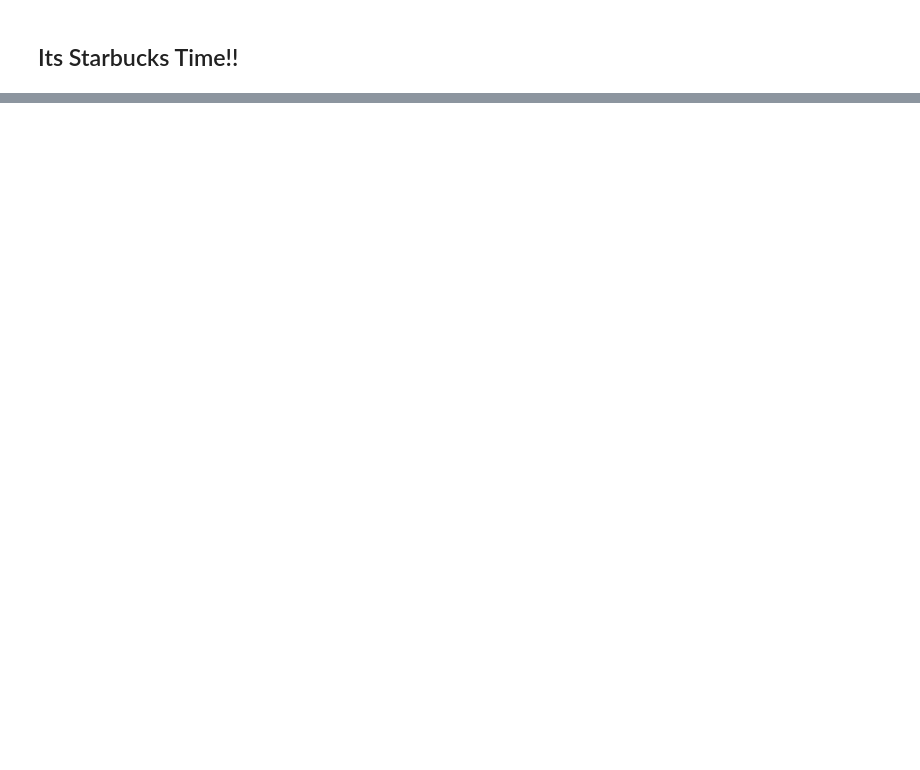
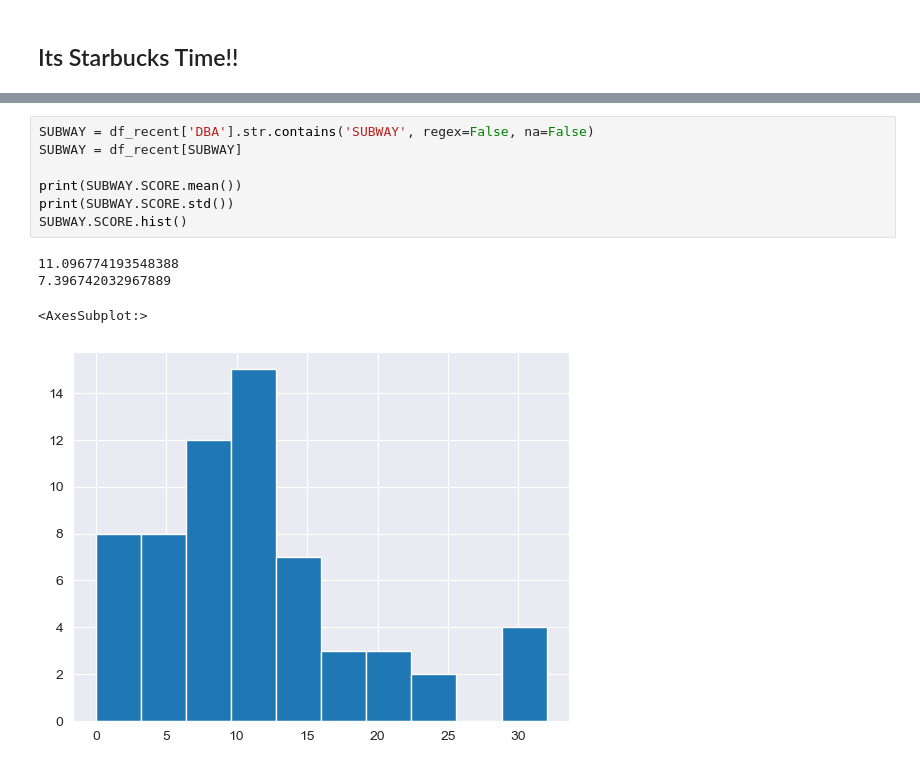
Before and after one commit to JacobMinkin/NYC_Restaurant_Health_Inspection, a Jupyter notebook: Project_2_Manhattan.ipynb, the cells around one changed output, grey strips where cells are left out. Drawn from its saved outputs; the diff is of its cells as text; blank space fills up the shorter version.

```diff
--- a/Project_2_Manhattan.ipynb
+++ b/Project_2_Manhattan.ipynb
@@ -231,0 +384,12 @@ NameError: name 'STARBUCKS' is not defined
+# %%
+SUBWAY = df_recent['DBA'].str.contains('SUBWAY', regex=False, na=False)
+SUBWAY = df_recent[SUBWAY]
+
+print(SUBWAY.SCORE.mean())
+print(SUBWAY.SCORE.std())
+SUBWAY.SCORE.hist()
+# %% [output]
+11.096774193548388
+7.396742032967889
+<AxesSubplot:>
+[figure, added]
```
Also changed, not shown: parts of 51 cells of this notebook, 2 other files.
